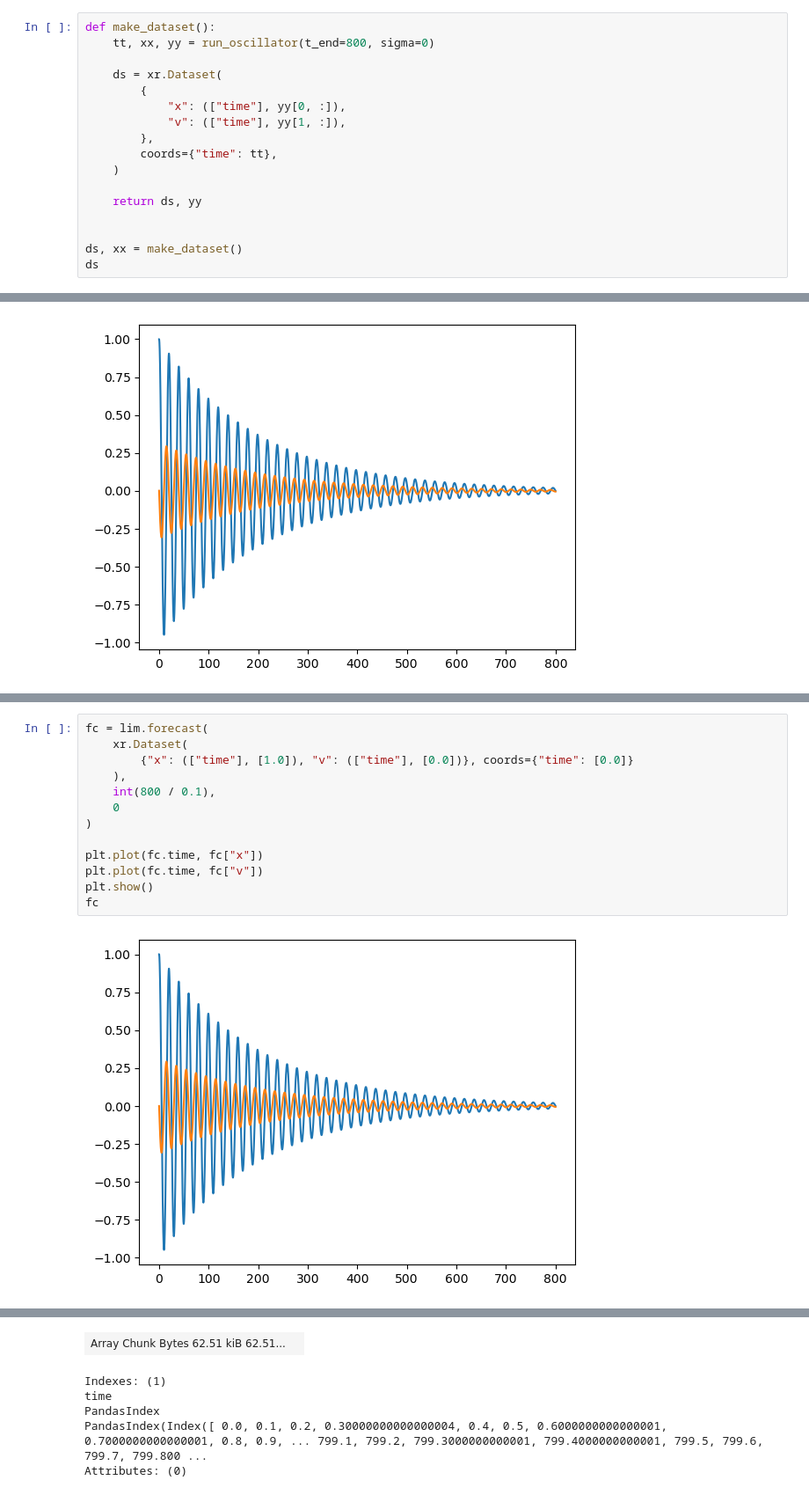
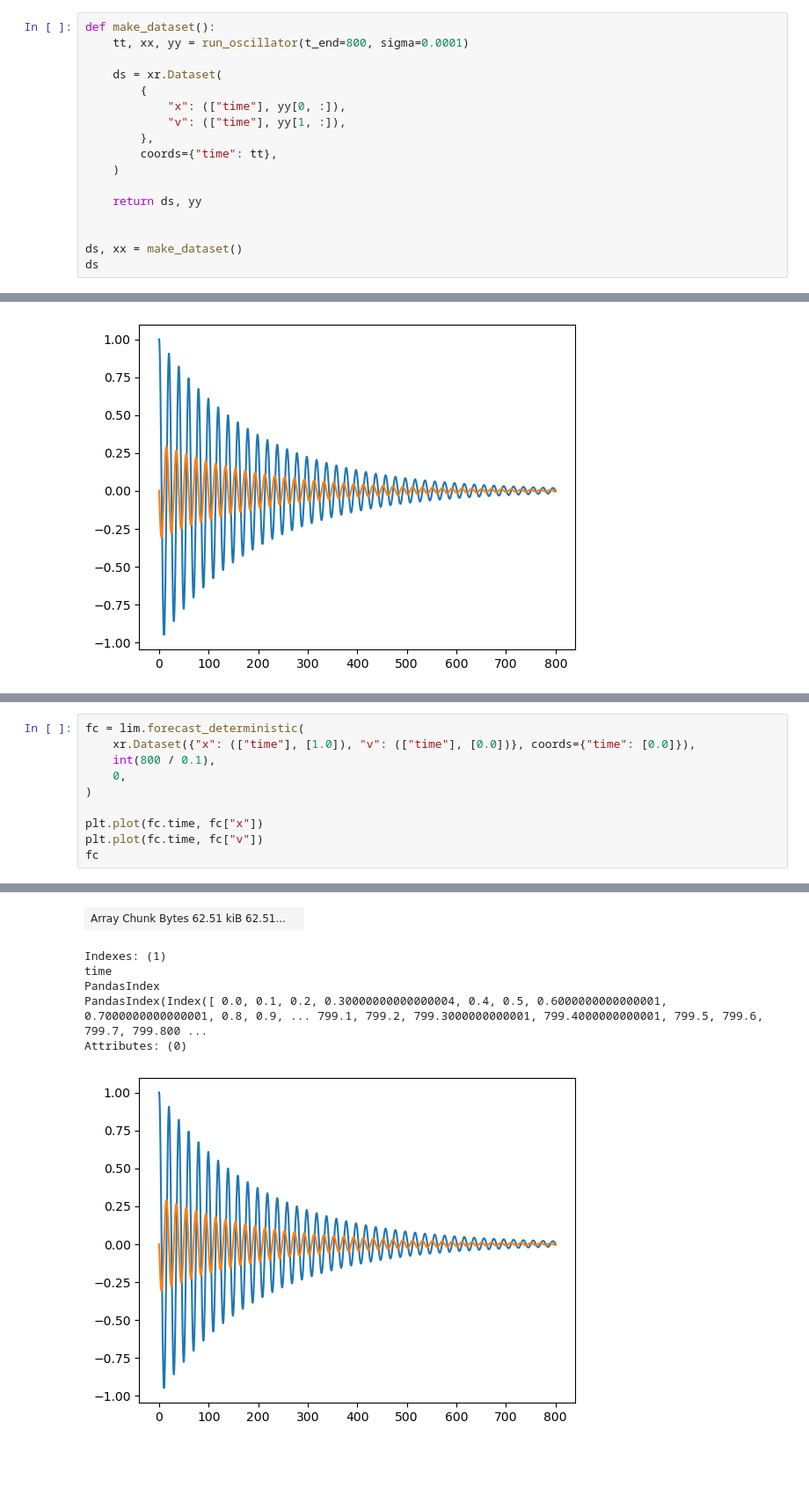
Before and after one commit to DominikStiller/uw-enspred, a Jupyter notebook: project/notebooks/test_pendulum.ipynb, the cells around one changed output, grey strips where cells are left out. Shown: that part at 88% size. Saved outputs shown, nothing was run; the diff lists cells and outputs as text; blank space fills up the shorter version.

```diff
--- a/project/notebooks/test_pendulum.ipynb
+++ b/project/notebooks/test_pendulum.ipynb
@@ -15,7 +18,7 @@ from project.lim import LIM
 from project.util import *
 # %%
 def make_dataset():
-    tt, xx, yy = run_oscillator(t_end=800, sigma=0)
+    tt, xx, yy = run_oscillator(t_end=800, sigma=0.0001)
 
     ds = xr.Dataset(
         {
@@ -73,42 +76,39 @@ plt.show()
 [figure]
 # %%
-fc = lim.forecast(
-    xr.Dataset(
-        {"x": (["time"], [1.0]), "v": (["time"], [0.0])}, coords={"time": [0.0]}
-    ),
+fc = lim.forecast_deterministic(
+    xr.Dataset({"x": (["time"], [1.0]), "v": (["time"], [0.0])}, coords={"time": [0.0]}),
     int(800 / 0.1),
-    0
+    0,
 )
 
 plt.plot(fc.time, fc["x"])
 plt.plot(fc.time, fc["v"])
-plt.show()
 fc
 # %% [output]
-[figure]
 <xarray.Dataset> Dimensions: (time: 8001) Coordinates: * time (time) float64 0.0 0.1 0.2 0.3 0.4 ... 799.7 799.8 799.9 800.0 Data variables: v (time) float64 dask.array<chunksize=(8001,), meta=np.ndar ...
 xarray.Dataset
 Dimensions:
 time: 8001
 Coordinates: (1)
 time
 (time)
 float64
 0.0 0.1 0.2 ... 799.8 799.9 800.0
 array([0.000e+00, 1.000e-01, 2.000e-01, ..., 7.998e+02, 7.999e+02, 8.000e+02])
 Data variables: (2)
 v
 (time)
 float64
 dask.array<chunksize=(8001,), meta=np.ndarray>
 | Array Chunk Bytes 62.51 kiB 62.51... |  |
 x
 (time)
 float64
 dask.array<chunksize=(8001,), meta=np.ndarray>
 | Array Chunk Bytes 62.51 kiB 62.51... |  |
 Indexes: (1)
 time
 PandasIndex
 PandasIndex(Index([ 0.0, 0.1, 0.2, 0.30000000000000004, 0.4, 0.5, 0.6000000000000001, 0.7000000000000001, 0.8, 0.9, ... 799.1, 799.2, 799.3000000000001, 799.4000000000001, 799.5, 799.6, 799.7, 799.800 ...
 Attributes: (0)
+[figure]
```
Also changed, not shown: parts of 5 cells of this notebook, 7 other files.
